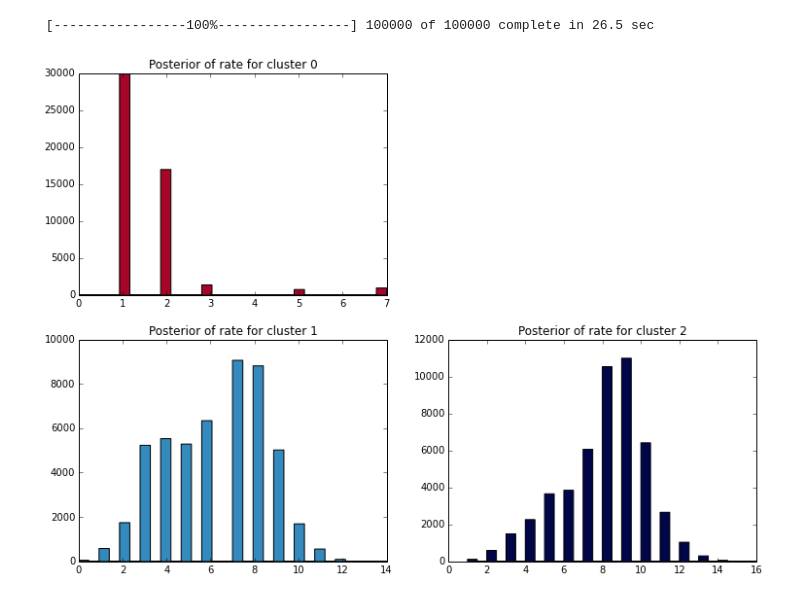
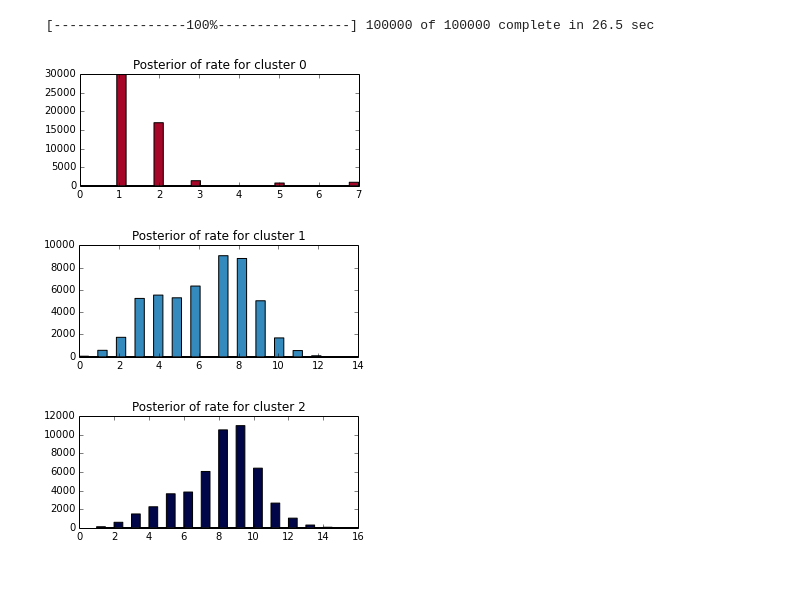
Before and after one commit to kperi/pymcs, a Jupyter notebook: src/poisson_clustering.ipynb, the cells around one changed output. Drawn from its saved outputs; the diff is of its cells as text; code cells hidden in the pictures.

Commit message:
changed graph layout

```diff
--- a/src/poisson_clustering.ipynb
+++ b/src/poisson_clustering.ipynb
@@ -73,10 +73,15 @@ mcmc.sample(100000)
  [-----------------100%-----------------] 100000 of 100000 complete in 26.5 sec
 # %%
 _i = [1, 2, 3, 4, 0]
+
 for i in range(3):
-    plt.subplot(2, 2, _i[2 * i])
+    #plt.subplot(2, 2, _i[2 * i])
+    figsize(5, 2)
     plt.title("Posterior of rate for cluster %d" % i)
     plt.hist(rate_trace[:, i], color=colors[i], bins=30,
              histtype="stepfilled")
+    plt.show()
 # %% [output]
-[figure, old version]
+[figure, new version]
+[figure, added]
+[figure, added]
```
